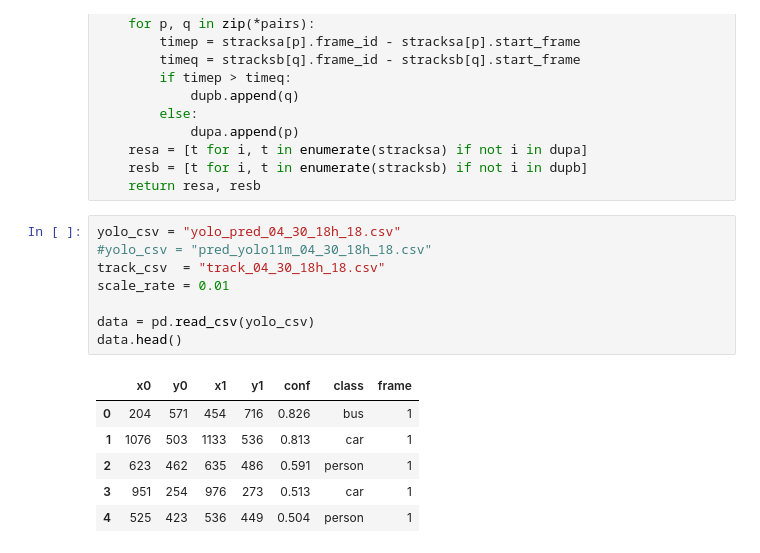
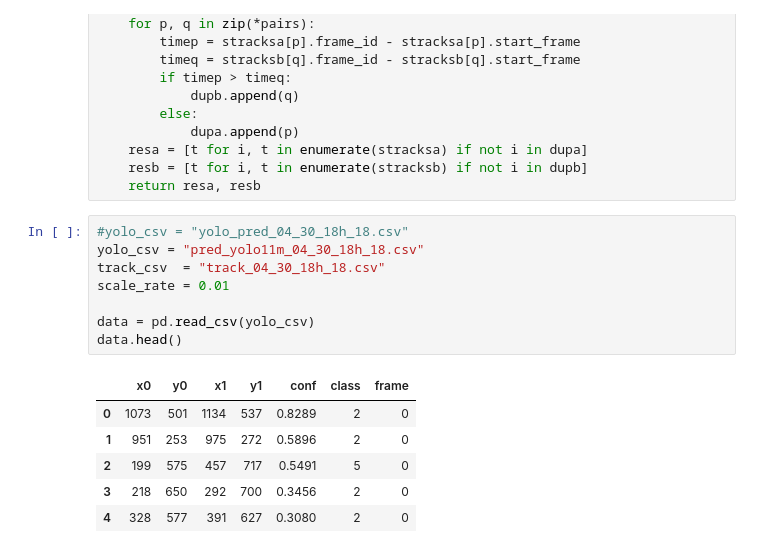
Before and after one commit to zdzichumis/Object-tracking-code, a Jupyter notebook: Object tracking.ipynb, the cells around one changed output. Cells and saved outputs as stored; diff of their text form.

```diff
--- a/Object tracking.ipynb
+++ b/Object tracking.ipynb
@@ -1075,20 +1107,20 @@ def remove_duplicate_stracks(stracksa, stracksb):
     resb = [t for i, t in enumerate(stracksb) if not i in dupb]
     return resa, resb
 # %%
-yolo_csv = "yolo_pred_04_30_18h_18.csv"
-#yolo_csv = "pred_yolo11m_04_30_18h_18.csv"
+#yolo_csv = "yolo_pred_04_30_18h_18.csv"
+yolo_csv = "pred_yolo11m_04_30_18h_18.csv"
 track_csv  = "track_04_30_18h_18.csv"
 scale_rate = 0.01
 
 data = pd.read_csv(yolo_csv)
 data.head()
 # %% [output]
 |  | x0 | y0 | x1 | y1 | conf | class | frame |
-| 0 | 204 | 571 | 454 | 716 | 0.826 | bus | 1 |
-| 1 | 1076 | 503 | 1133 | 536 | 0.813 | car | 1 |
-| 2 | 623 | 462 | 635 | 486 | 0.591 | person | 1 |
-| 3 | 951 | 254 | 976 | 273 | 0.513 | car | 1 |
-| 4 | 525 | 423 | 536 | 449 | 0.504 | person | 1 |
+| 0 | 1073 | 501 | 1134 | 537 | 0.8289 | 2 | 0 |
+| 1 | 951 | 253 | 975 | 272 | 0.5896 | 2 | 0 |
+| 2 | 199 | 575 | 457 | 717 | 0.5491 | 5 | 0 |
+| 3 | 218 | 650 | 292 | 700 | 0.3456 | 2 | 0 |
+| 4 | 328 | 577 | 391 | 627 | 0.3080 | 2 | 0 |
 # %%
 # ────────────────────────────────────────────────────────────────────────────────────────────────────
 # CONFIGURATION
```
Also changed, not shown: parts of 10 cells of this notebook.
